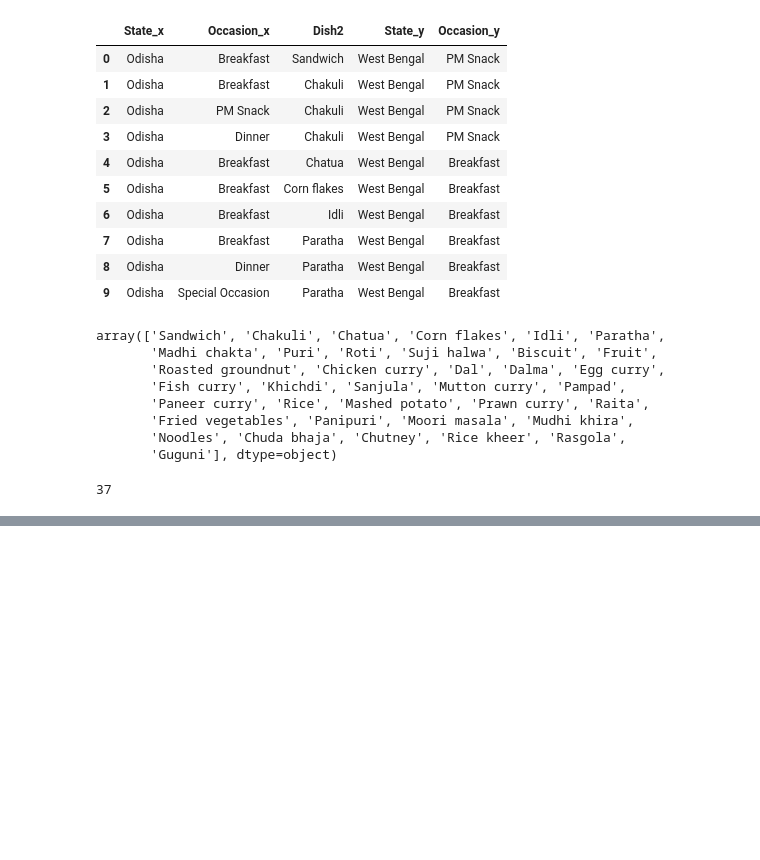
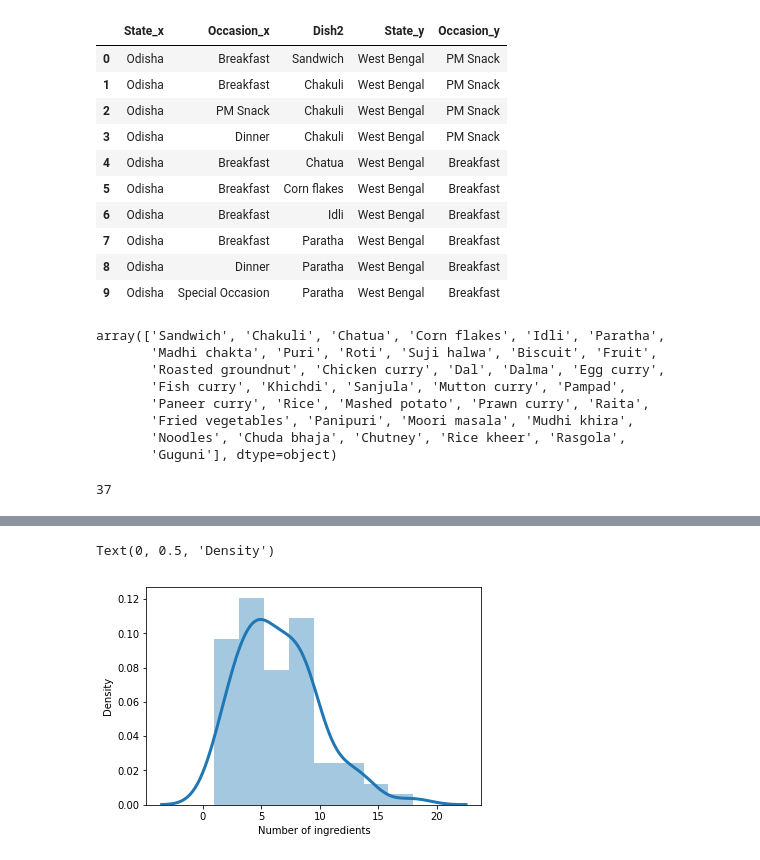
Before and after one commit to rochiecuevas/FoodChoice, a Jupyter notebook: Expert_Elicitation.ipynb, the cells around one changed output, grey strips where cells are left out. Cells and saved outputs as stored; diff of their text form; code cells hidden in the pictures; blank space fills up the shorter version.

```diff
--- a/Expert_Elicitation.ipynb
+++ b/Expert_Elicitation.ipynb
@@ -258,0 +314,10 @@ coo_matrices[0]
+# %%
+# Create a density plot to show frequency of ingredient length for West Bengal
+sns.distplot(ing_count_WB["Count_ingredients"], hist = True, kde = True,
+            kde_kws = {"linewidth": 3})
+
+plt.xlabel("Number of ingredients")
+plt.ylabel("Density")
+# %% [output]
+Text(0, 0.5, 'Density')
+[figure, added]
```
Also changed, not shown: parts of 11 cells of this notebook.
